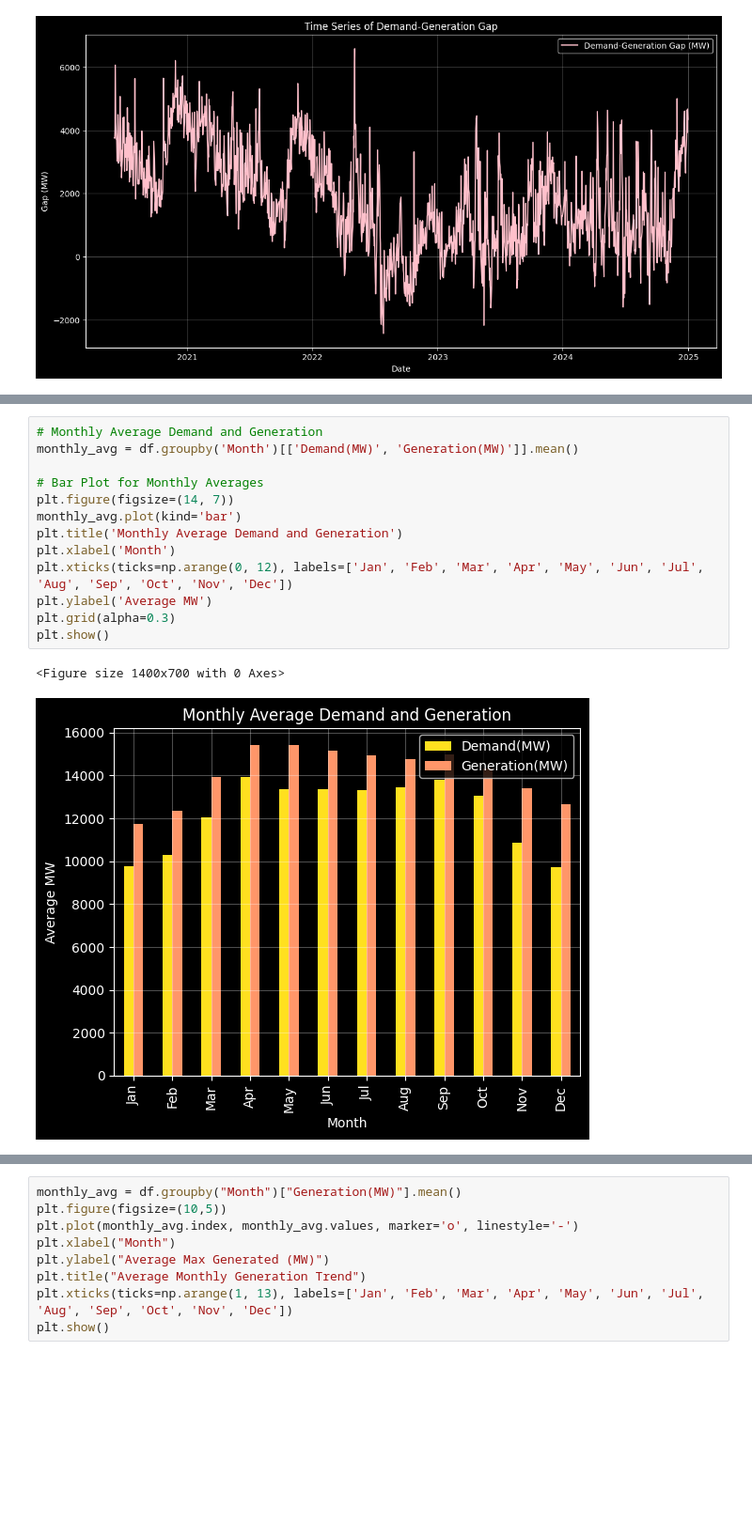
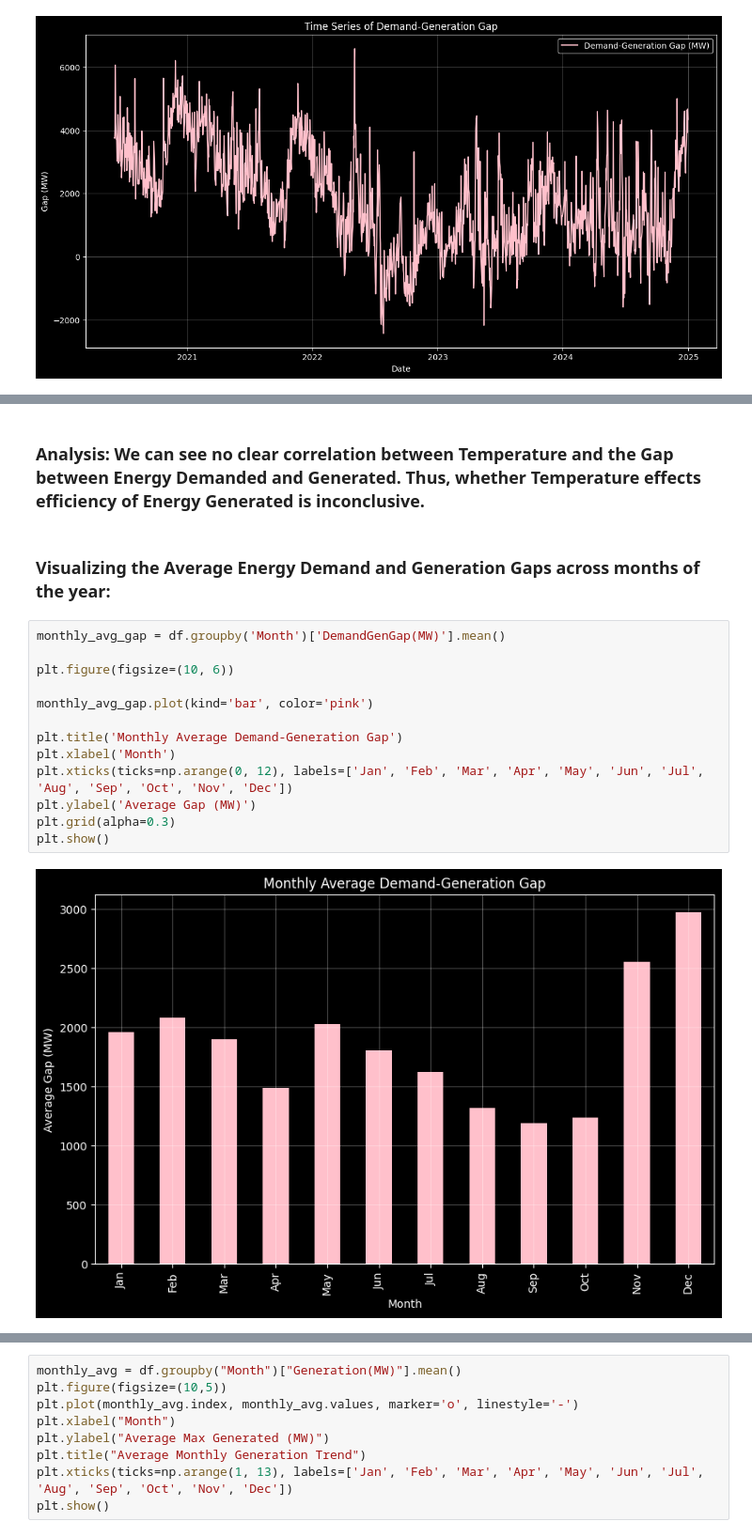
Before and after one commit to rajin-khan/GridGenius, a Jupyter notebook: Collection/EDA5.ipynb, the cells around one changed output, grey strips where cells are left out. Shown at 94% size. Drawn from its saved outputs; the diff is of its cells as text; blank space fills up the shorter version.

Commit message:
Finish analysis

```diff
--- a/Collection/EDA5.ipynb
+++ b/Collection/EDA5.ipynb
@@ -466,16 +520,19 @@ plt.show()
+# %% [markdown]
+### Analysis: We can see no clear correlation between Temperature and the Gap between Energy Demanded and Generated. Thus, whether Temperature effects efficiency of Energy Generated is inconclusive.
+# %% [markdown]
+### Visualizing the Average Energy Demand and Generation Gaps across months of the year:
 # %%
-# Monthly Average Demand and Generation
-monthly_avg = df.groupby('Month')[['Demand(MW)', 'Generation(MW)']].mean()
+monthly_avg_gap = df.groupby('Month')['DemandGenGap(MW)'].mean()
 
-# Bar Plot for Monthly Averages
-plt.figure(figsize=(14, 7))
-monthly_avg.plot(kind='bar')
-plt.title('Monthly Average Demand and Generation')
+plt.figure(figsize=(10, 6))
+
+monthly_avg_gap.plot(kind='bar', color='pink')
+
+plt.title('Monthly Average Demand-Generation Gap')
 plt.xlabel('Month')
 plt.xticks(ticks=np.arange(0, 12), labels=['Jan', 'Feb', 'Mar', 'Apr', 'May', 'Jun', 'Jul', 'Aug', 'Sep', 'Oct', 'Nov', 'Dec'])
-plt.ylabel('Average MW')
+plt.ylabel('Average Gap (MW)')
 plt.grid(alpha=0.3)
 plt.show()
 # %% [output]
-<Figure size 1400x700 with 0 Axes>
-[figure, old version]
+[figure, new version]
```
Also changed, not shown: parts of 32 cells of this notebook.
